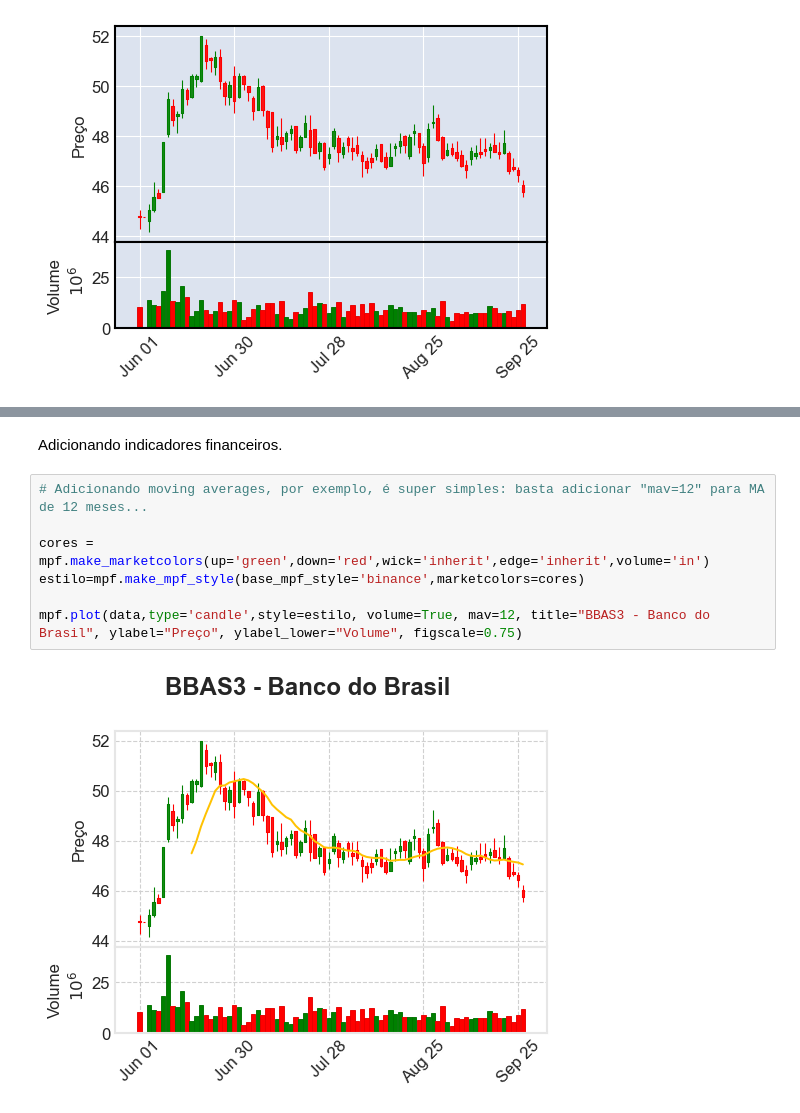
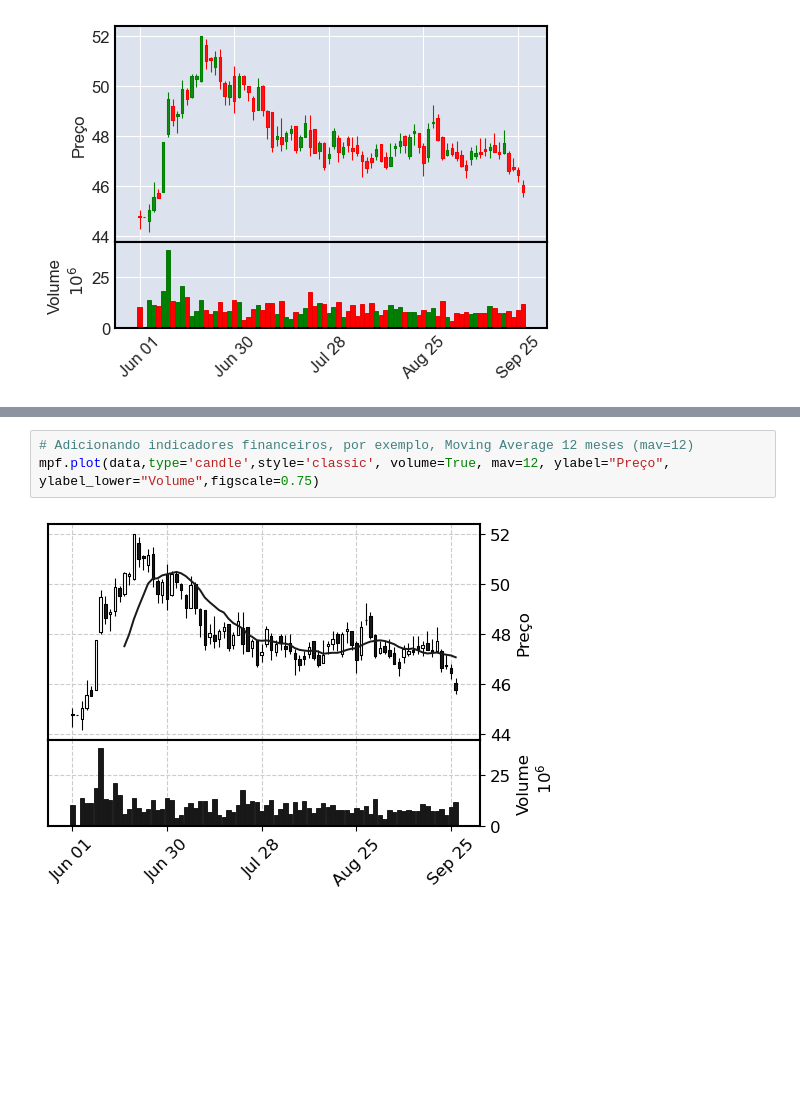
Before and after one commit to victordhn/Finance-Projects, a Jupyter notebook: Candlesticks.ipynb, the cells around one changed output, grey strips where cells are left out. Saved outputs shown, nothing was run; the diff lists cells and outputs as text; blank space fills up the shorter version.

```diff
--- a/Candlesticks.ipynb
+++ b/Candlesticks.ipynb
@@ -78,11 +70,5 @@ mpf.plot(data,type='candle',style=estilo, volume=True, title="BBAS3 - Banco do B
-# %% [markdown]
-Adicionando indicadores financeiros.
-# %%
-# Adicionando moving averages, por exemplo, é super simples: basta adicionar "mav=12" para MA de 12 meses...
-
-cores = mpf.make_marketcolors(up='green',down='red',wick='inherit',edge='inherit',volume='in')
-estilo=mpf.make_mpf_style(base_mpf_style='binance',marketcolors=cores)
-
-mpf.plot(data,type='candle',style=estilo, volume=True, mav=12, title="BBAS3 - Banco do Brasil", ylabel="Preço", ylabel_lower="Volume", figscale=0.75)
-# %% [output]
-[figure, removed]
+# %%
+# Adicionando indicadores financeiros, por exemplo, Moving Average 12 meses (mav=12)
+mpf.plot(data,type='candle',style='classic', volume=True, mav=12, ylabel="Preço", ylabel_lower="Volume",figscale=0.75)
+# %% [output]
+[figure, added]
```
Also changed, not shown: parts of 2 cells of this notebook.
